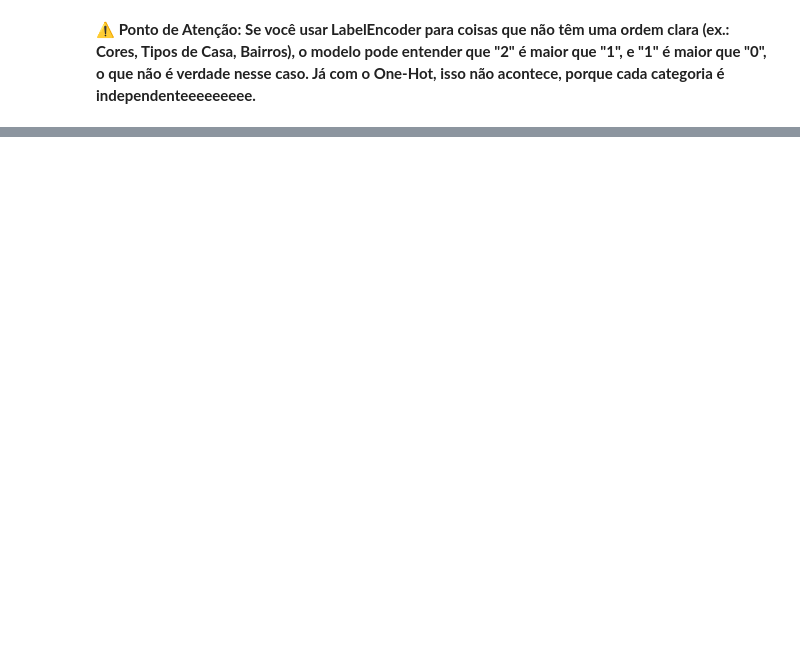
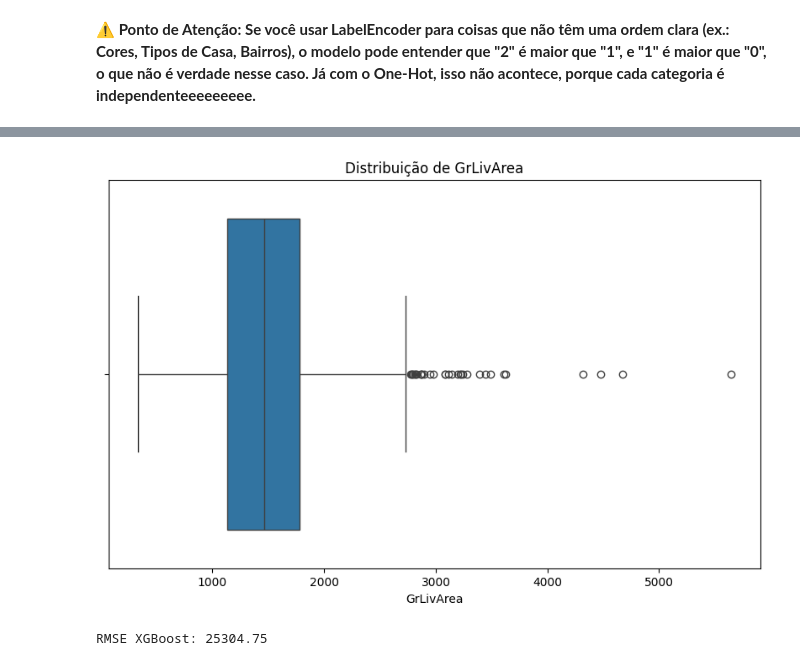
Before and after one commit to GustavoDanielL/House_Prices_predicting, a Jupyter notebook: eda.ipynb, the cells around one changed output, grey strips where cells are left out. Drawn from its saved outputs; the diff is of its cells as text; code cells hidden in the pictures; blank space fills up the shorter version.

```diff
--- a/eda.ipynb
+++ b/eda.ipynb
@@ -194,0 +440,39 @@ for nome, modelo in modelos.items (): # Loop through each model in the dictionar
+# %%
+# Interações entre features importantes
+df['Qual_x_Area'] = df['OverallQual'] * df['GrLivArea']  # Qualidade x Área
+df['Garage_x_Bsmt'] = df['GarageCars'] * df['TotalBsmtSF']  # Garagem + Porão
+
+# Área total da casa (já existente, mas crucial)
+df['TotalSF'] = df['TotalBsmtSF'] + df['1stFlrSF'] + df['2ndFlrSF']
+
+# Idade da casa ajustada por reformas
+df['EffectiveAge'] = df['YrSold'] - df['YearRemodAdd']  # Idade pós-reforma
+
+# Densidade de cômodos
+df['RoomDensity'] = df['TotRmsAbvGrd'] / df['GrLivArea']
+# %%
+# Exemplo para GrLivArea
+plt.figure(figsize=(10,6))
+sns.boxplot(x=df['GrLivArea'])
+plt.title('Distribuição de GrLivArea')
+plt.show()
+# %% [output]
+[figure, added]
+# %%
+from xgboost import XGBRegressor
+
+xgb = XGBRegressor(
+    n_estimators=1000,  # Mais iterações
+    learning_rate=0.05,  # Taxa de aprendizado reduzida
+    max_depth=5,
+    subsample=0.8,  # Previne overfitting
+    colsample_bytree=0.8,  # Similar ao max_features
+    random_state=42
+)
+
+xgb.fit(x_train, y_train)
+y_pred_xgb = xgb.predict(x_test)
+rmse_xgb = np.sqrt(mean_squared_error(y_test, y_pred_xgb))
+print(f"RMSE XGBoost: {rmse_xgb:.2f}")
+# %% [output]
+RMSE XGBoost: 25304.75
```
Also changed, not shown: parts of 18 cells of this notebook.
